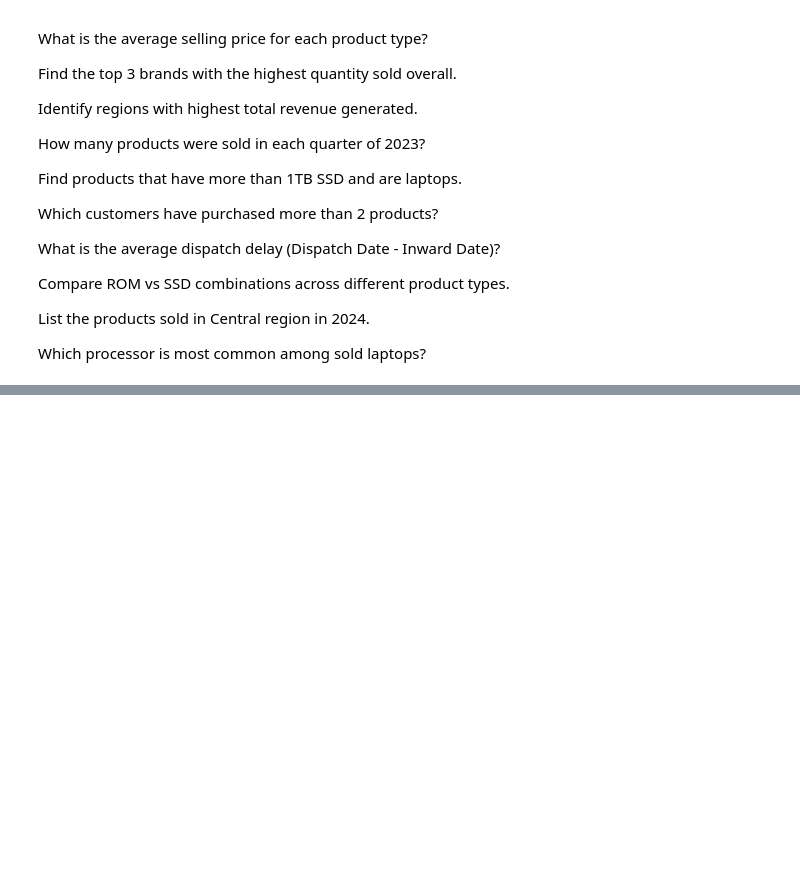
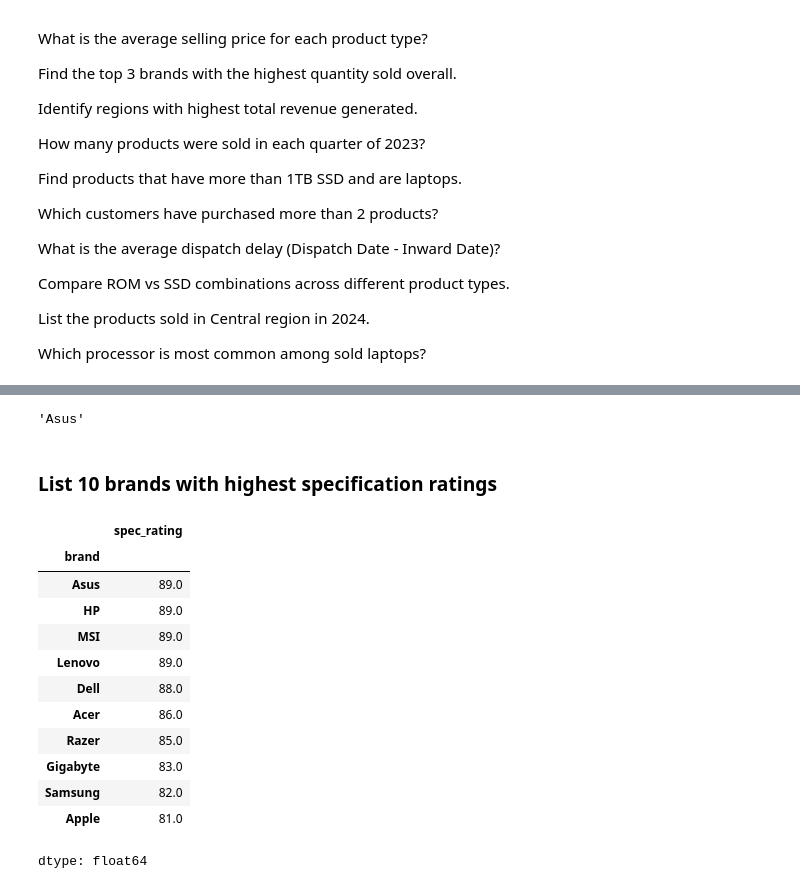
Before and after one commit to binodshahnepal/DataAnalysis, a Jupyter notebook: Data_Analysis.ipynb, the cells around one changed output, grey strips where cells are left out. Drawn from its saved outputs; the diff is of its cells as text; code cells hidden in the pictures; blank space fills up the shorter version.

```diff
--- a/Data_Analysis.ipynb
+++ b/Data_Analysis.ipynb
@@ -68,0 +116,22 @@ Which processor is most common among sold laptops?
+# %%
+l1.groupby('brand')['spec_rating'].max().sort_values(ascending=False).idxmax()
+# %% [output]
+'Asus'
+# %% [markdown]
+### List 10 brands with highest specification ratings
+# %%
+l1.groupby('brand')['spec_rating'].max().sort_values(ascending=False).head(10)
+# %% [output]
+|  | spec_rating |
+| brand |  |
+| Asus | 89.0 |
+| HP | 89.0 |
+| MSI | 89.0 |
+| Lenovo | 89.0 |
+| Dell | 88.0 |
+| Acer | 86.0 |
+| Razer | 85.0 |
+| Gigabyte | 83.0 |
+| Samsung | 82.0 |
+| Apple | 81.0 |
+dtype: float64
```
Also changed, not shown: parts of 33 cells of this notebook.
